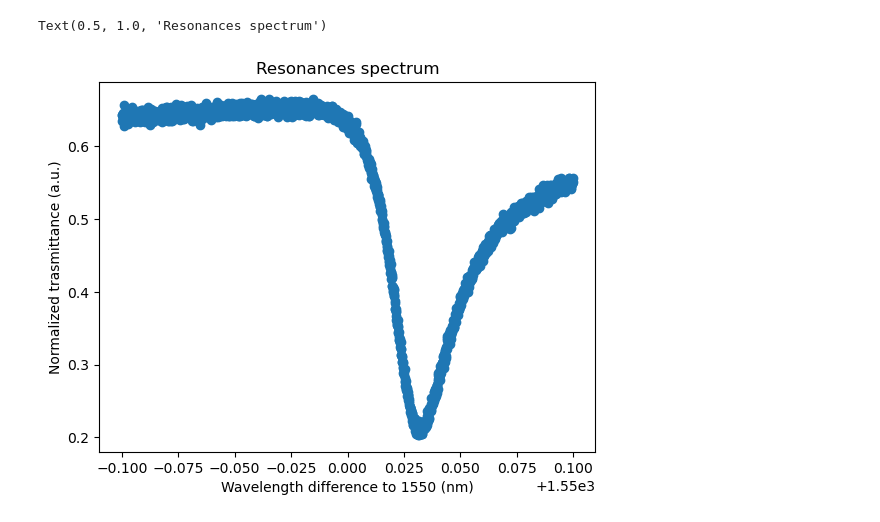
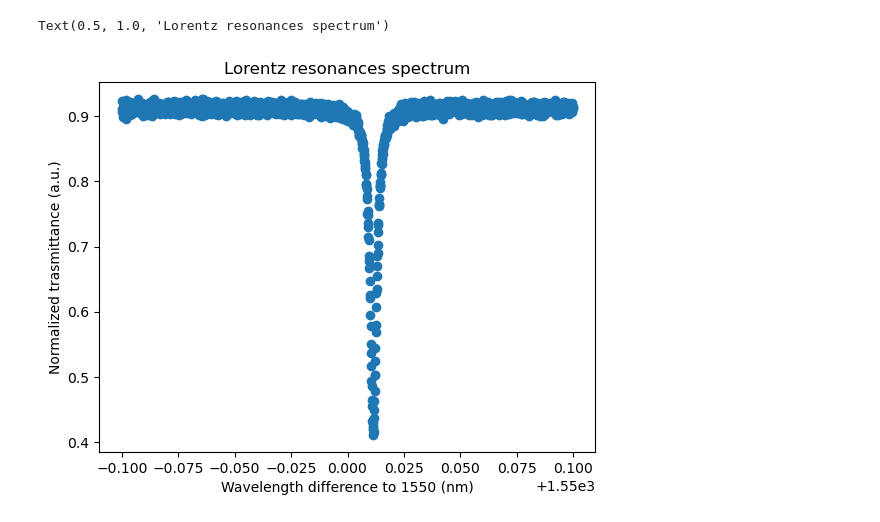
Before and after one commit to Marcello-Bacchi/ML_exam_unipv, a Jupyter notebook: Resonance_generator.ipynb, the cells around one changed output. Cells and saved outputs as stored; diff of their text form; code cells hidden in the pictures.

Commit message:
Spectrum images

```diff
--- a/Resonance_generator.ipynb
+++ b/Resonance_generator.ipynb
@@ -14,19 +14,19 @@ def fano(x,y0,xc,A,u,q,noise):
 # %%
 ############# TEST INPUT PARAMETERS FOR FANO AND LORENTZ RESONANCES ##############
 
 wl=np.arange(1549.9,1550.1,0.0001)
-fano_test = fano(x=wl, y0=np.random.uniform(0.1, 0.3), u=+0.3, xc=np.random.uniform(1549.95, 1550.05), q=5e4, A=np.random.uniform(0.05, 0.3), noise=0.005)
-lorentz_test = lorentz_def(x=wl, y0=np.random.uniform(0.9, 0.95), xc=1550, q=np.random.uniform(1e5, 1e6), A=np.random.uniform(0.001,0.0015), noise=0.001)
+fano_test = fano(x=wl, y0=np.random.uniform(0.1, 0.3), u=0.3, xc=np.random.uniform(1549.95, 1550.05), q=np.random.uniform(1e5, 1e6), A=np.random.uniform(0.05, 0.3), noise=0.005)
+lorentz_test = lorentz_def(x=wl, y0=np.random.uniform(0.9, 0.95), xc=np.random.uniform(1549.95, 1550.05), q=np.random.uniform(1e5, 1e6), A=np.random.uniform(0.001,0.0015), noise=0.005)
 
 
-plt.scatter(wl, fano_test)
-#plt.scatter(wl, lorentz_test)
+#plt.scatter(wl, fano_test)
+plt.scatter(wl, lorentz_test)
 plt.xlabel('Wavelength difference to 1550 (nm)')
 plt.ylabel('Normalized trasmittance (a.u.)')
-plt.title('Resonances spectrum')
+plt.title('Lorentz resonances spectrum')
 # %% [output]
-Text(0.5, 1.0, 'Resonances spectrum')
+Text(0.5, 1.0, 'Lorentz resonances spectrum')
-[figure, old version]
+[figure, new version]
 # %%
 ############## CREATION OF THE RESONANCE MATRIX #############
 
```
Also changed, not shown: 4 other files.
